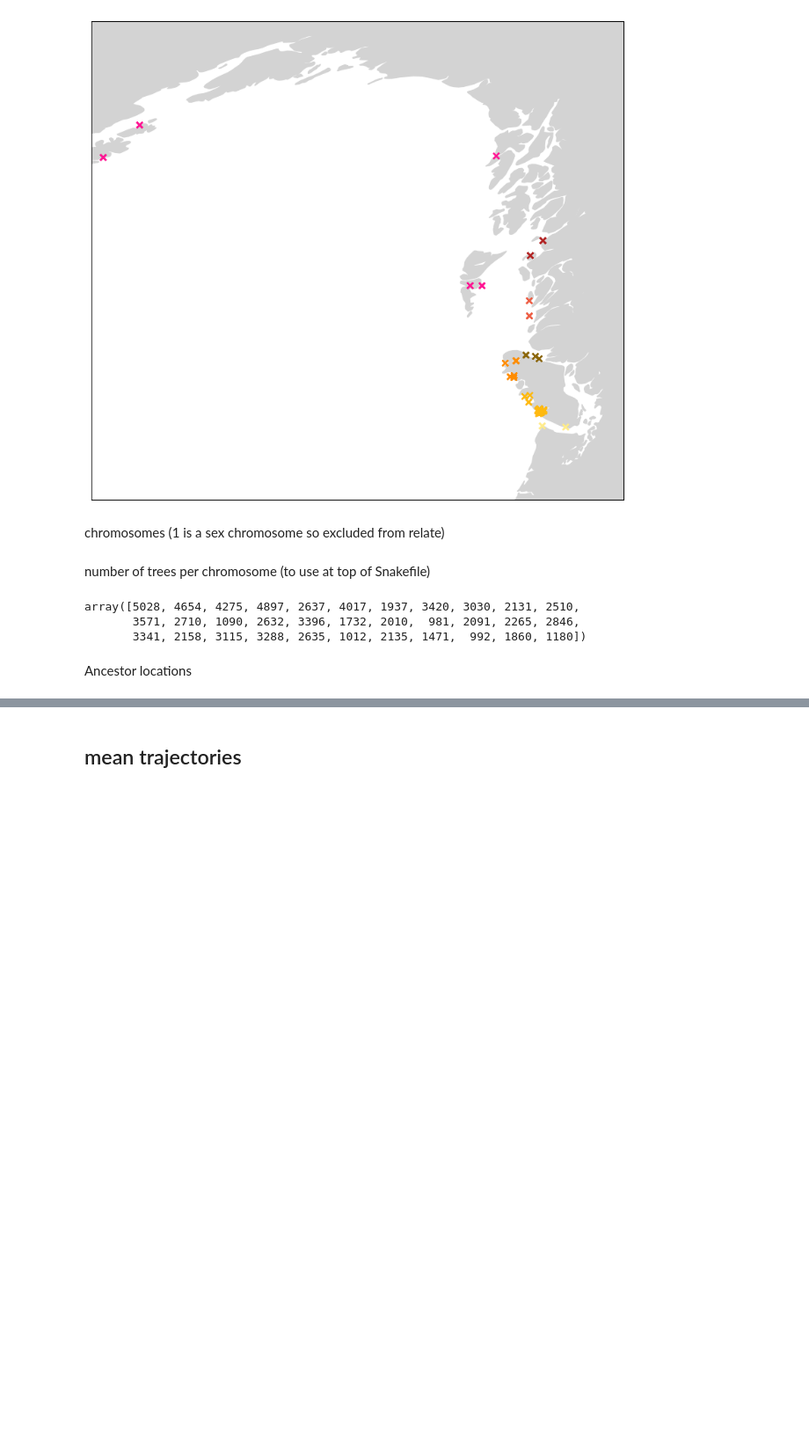
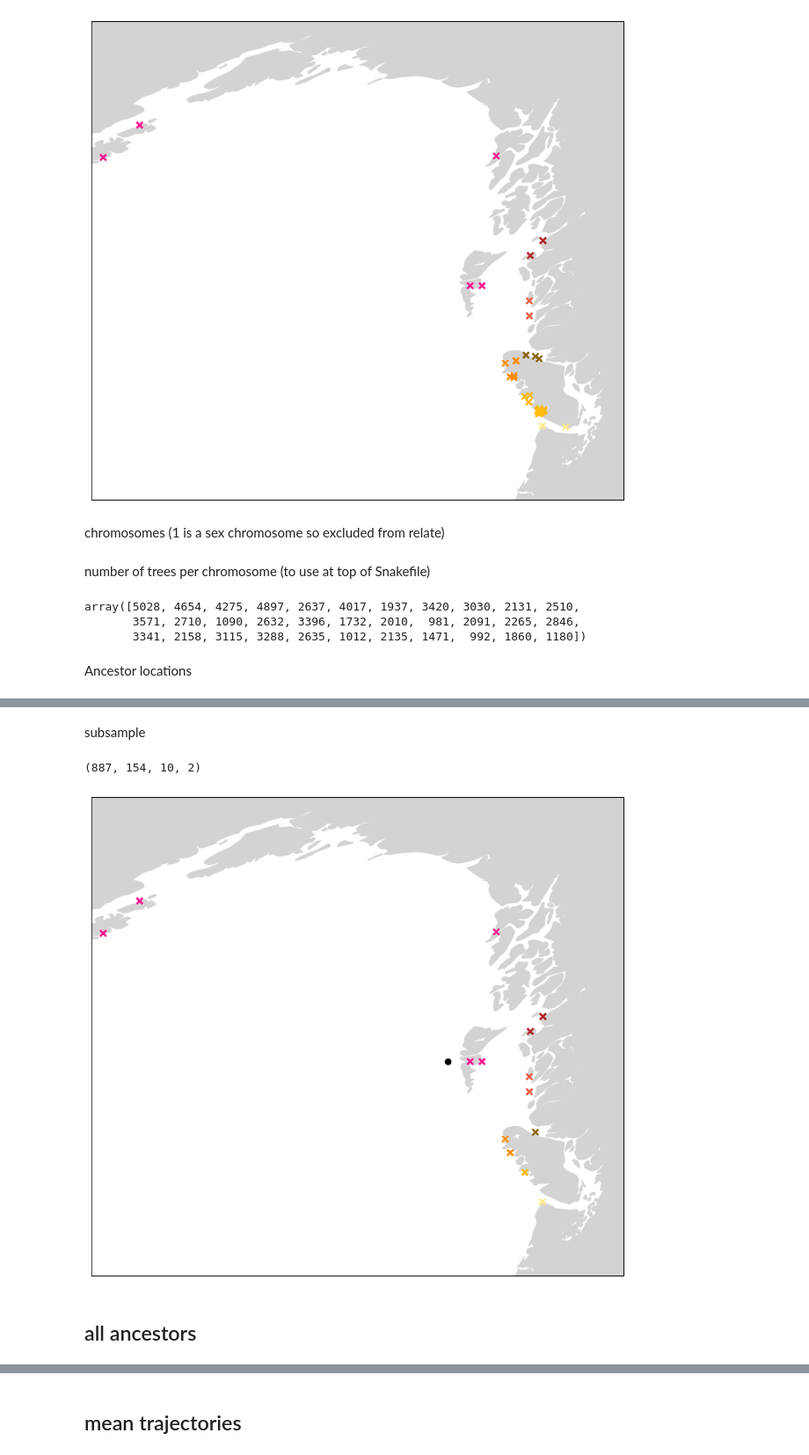
Before and after one commit to mmosmond/spacetrees-kelp, a Jupyter notebook: plots-KL19.ipynb, the cells around one changed output, grey strips where cells are left out. Shown at 88% size. Cells and saved outputs as stored; diff of their text form; code cells hidden in the pictures; blank space fills up the shorter version.

```diff
--- a/plots-KL19.ipynb
+++ b/plots-KL19.ipynb
@@ -142,3 +118,0 @@ def all_ancestors(time_ix,extent=robinson_extent,samples=range(n),figsize=(5,5))
-# %%
-for i in [2,3,4,5]:
-    all_ancestors(i)
@@ -149,0 +119,41 @@ for i in [2,3,4,5]:
+# %% [markdown]
+subsample
+# %%
+set03 = [int(i[-1]) for i in metadata]
+set03_sample_locations = np.array([j for i,j in enumerate(sample_locations) if set03[i]==1])
+set03_colors = np.array([j for i,j in enumerate(colors) if set03[i]==1])
+set03_popid = np.unique(np.array([j for i,j in enumerate(metadata) if set03[i]==1])[:,2], return_inverse=True)[1]
+set03_popgroups = []
+set03_popcolors = []
+for i in range(max(set03_popid)+1):
+    set03_popgroups.append([j for j,p in enumerate(set03_popid) if p==i])
+    set03_popcolors.append(set03_colors[set03_popgroups[i][0]])
+# %%
+fns = [fn for fn in sorted(glob.iglob(datadir + spdir + outdir + 'scaffold*_100M_set03_NoneT_Alls_Allt.blup_locs'))]
+locs = np.array([np.loadtxt(fn, delimiter=',') for fn in fns])
+L = len(locs)
+n = sum(set03)
+T = int(locs.shape[1]/n)
+anc_locs_set03 = locs[:,:,-2:].reshape(L,n,T,d)
+anc_locs_set03.shape
+# %% [output]
+(887, 154, 10, 2)
+# %%
+fig = plt.figure(figsize=(10,10))
+
+projection = ccrs.Robinson()
+data_crs = ccrs.PlateCarree() #data supplied in lat/long
+
+
+ax = plt.axes(projection=projection)
+ax.add_feature(cfeature.LAND, color='lightgray')
+
+ax.scatter(set03_sample_locations[:,1], set03_sample_locations[:,0], transform=data_crs, color=[colormap[c] for c in set03_colors], marker='x')
+ax.scatter(np.mean(set03_sample_locations[:,1]), np.mean(set03_sample_locations[:,0]), transform=data_crs, color='k', marker='o')
+ax.set_extent(robinson_extent, crs=data_crs)
+
+plt.show()
+# %% [output]
+[figure, added]
+# %% [markdown]
+## all ancestors
```
Also changed, not shown: parts of 34 cells of this notebook, 3 other files.
